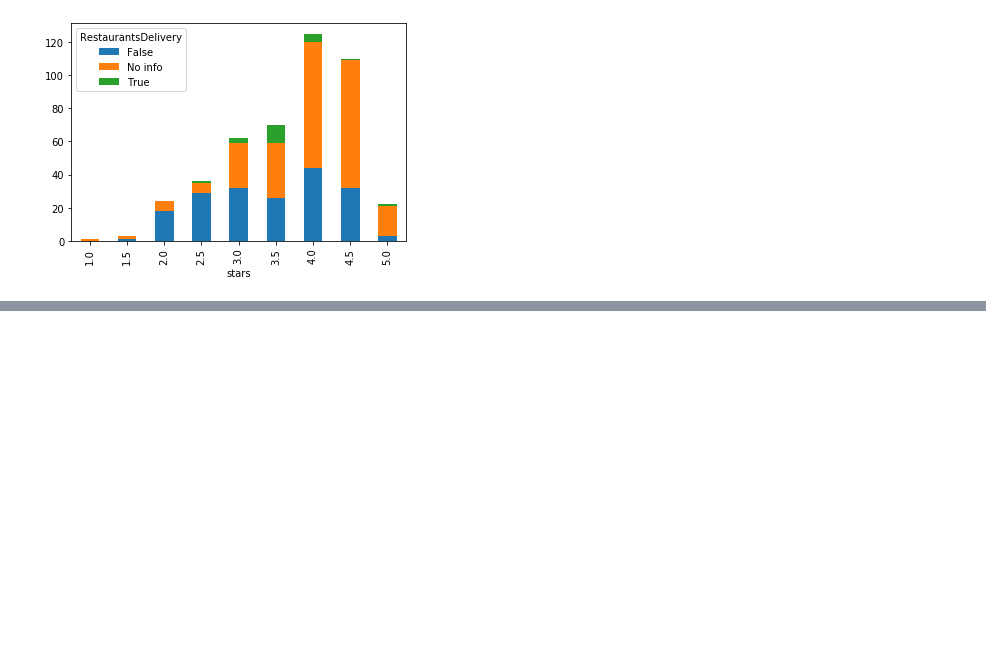
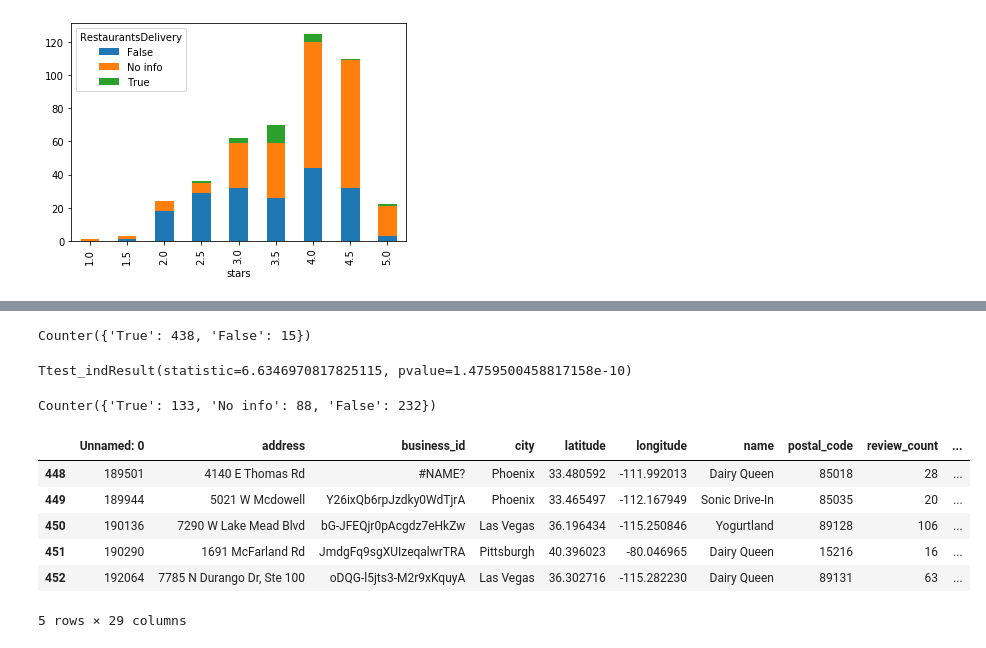
Before and after one commit to chu96/628module3, a Jupyter notebook: code/business_1.ipynb, the cells around one changed output, grey strips where cells are left out. Drawn from its saved outputs; the diff is of its cells as text; code cells hidden in the pictures; blank space fills up the shorter version.

```diff
--- a/code/business_1.ipynb
+++ b/code/business_1.ipynb
@@ -304,0 +1165,10 @@ plt.show()
+# %%
+collections.Counter(ice['RestaurantsTakeOut'])
+# %% [output]
+Counter({'True': 438, 'False': 15})
+# %%
+kid_na=(ice[ice['RestaurantsReservations']=='No info'])['stars']
+kid_a=(ice[ice['RestaurantsReservations']!='No info'])['stars']
+stats.ttest_ind(kid_na,kid_a, equal_var = False)
+# %% [output]
+Ttest_indResult(statistic=6.6346970817825115, pvalue=1.4759500458817158e-10)
@@ -304,0 +1177,15 @@ plt.show()
+# %%
+collections.Counter(ice['Caters'])
+# %% [output]
+Counter({'True': 133, 'No info': 88, 'False': 232})
+# %%
+ice = pd.read_csv('ice_final2.csv')
+ice['Caters']
+# %% [output]
+|  | Unnamed: 0 | address | business_id | city | latitude | longitude | name | postal_code | review_count | ... |
+| 448 | 189501 | 4140 E Thomas Rd | #NAME? | Phoenix | 33.480592 | -111.992013 | Dairy Queen | 85018 | 28 | ... |
+| 449 | 189944 | 5021 W Mcdowell | Y26ixQb6rpJzdky0WdTjrA | Phoenix | 33.465497 | -112.167949 | Sonic Drive-In | 85035 | 20 | ... |
+| 450 | 190136 | 7290 W Lake Mead Blvd | bG-JFEQjr0pAcgdz7eHkZw | Las Vegas | 36.196434 | -115.250846 | Yogurtland | 89128 | 106 | ... |
+| 451 | 190290 | 1691 McFarland Rd | JmdgFq9sgXUIzeqalwrTRA | Pittsburgh | 40.396023 | -80.046965 | Dairy Queen | 15216 | 16 | ... |
+| 452 | 192064 | 7785 N Durango Dr, Ste 100 | oDQG-l5jts3-M2r9xKquyA | Las Vegas | 36.302716 | -115.282230 | Dairy Queen | 89131 | 63 | ... |
+5 rows × 29 columns
```
Also changed, not shown: parts of 135 cells of this notebook.
